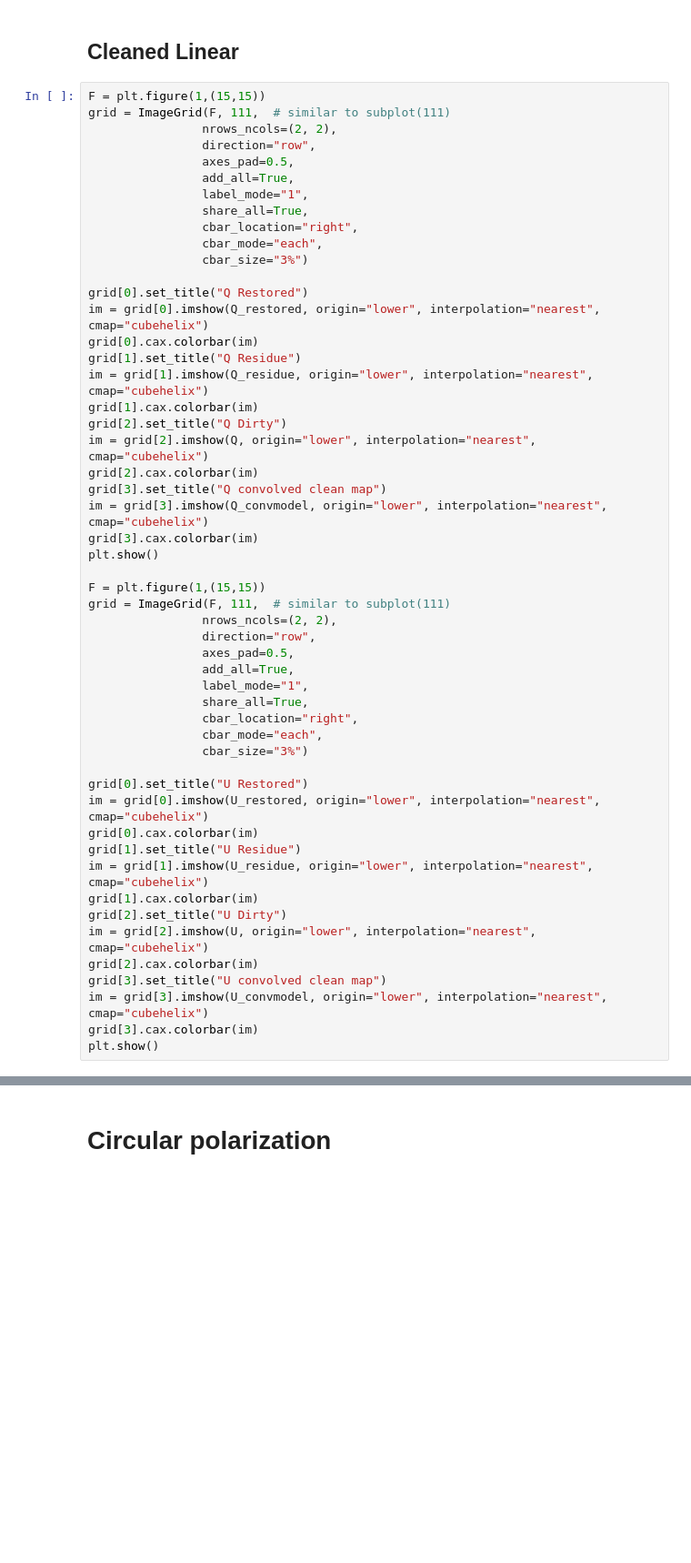
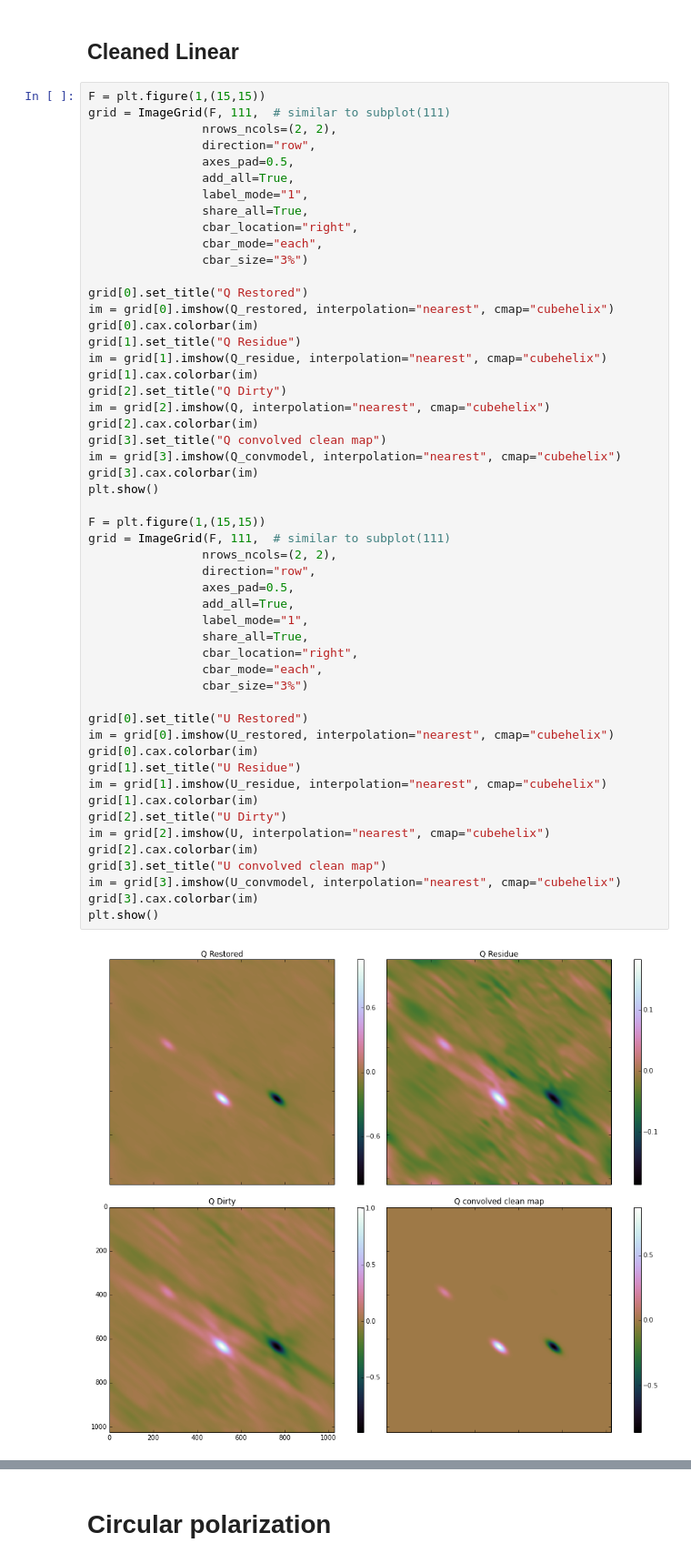
Before and after one commit to bennahugo/algorithm_notebooks, a Jupyter notebook: Polarization Clean in a bottle.ipynb, the cells around one changed output, grey strips where cells are left out. Shown at 91% size. Saved outputs shown, nothing was run; the diff lists cells and outputs as text; blank space fills up the shorter version.

```diff
--- a/Polarization Clean in a bottle.ipynb
+++ b/Polarization Clean in a bottle.ipynb
@@ -495,41 +518,43 @@ grid = ImageGrid(F, 111,  # similar to subplot(111)
                 cbar_size="3%")
 
 grid[0].set_title("Q Restored")
-im = grid[0].imshow(Q_restored, origin="lower", interpolation="nearest", cmap="cubehelix")
+im = grid[0].imshow(Q_restored, interpolation="nearest", cmap="cubehelix")
 grid[0].cax.colorbar(im)
 grid[1].set_title("Q Residue")
-im = grid[1].imshow(Q_residue, origin="lower", interpolation="nearest", cmap="cubehelix")
+im = grid[1].imshow(Q_residue, interpolation="nearest", cmap="cubehelix")
 grid[1].cax.colorbar(im)
 grid[2].set_title("Q Dirty")
-im = grid[2].imshow(Q, origin="lower", interpolation="nearest", cmap="cubehelix")
+im = grid[2].imshow(Q, interpolation="nearest", cmap="cubehelix")
 grid[2].cax.colorbar(im)
 grid[3].set_title("Q convolved clean map")
-im = grid[3].imshow(Q_convmodel, origin="lower", interpolation="nearest", cmap="cubehelix")
+im = grid[3].imshow(Q_convmodel, interpolation="nearest", cmap="cubehelix")
 grid[3].cax.colorbar(im)
 plt.show()
 
 F = plt.figure(1,(15,15))
 grid = ImageGrid(F, 111,  # similar to subplot(111)
                 nrows_ncols=(2, 2),
                 direction="row",
                 axes_pad=0.5,
                 add_all=True,
                 label_mode="1",
                 share_all=True,
                 cbar_location="right",
                 cbar_mode="each",
                 cbar_size="3%")
 
 grid[0].set_title("U Restored")
-im = grid[0].imshow(U_restored, origin="lower", interpolation="nearest", cmap="cubehelix")
+im = grid[0].imshow(U_restored, interpolation="nearest", cmap="cubehelix")
 grid[0].cax.colorbar(im)
 grid[1].set_title("U Residue")
-im = grid[1].imshow(U_residue, origin="lower", interpolation="nearest", cmap="cubehelix")
+im = grid[1].imshow(U_residue, interpolation="nearest", cmap="cubehelix")
 grid[1].cax.colorbar(im)
 grid[2].set_title("U Dirty")
-im = grid[2].imshow(U, origin="lower", interpolation="nearest", cmap="cubehelix")
+im = grid[2].imshow(U, interpolation="nearest", cmap="cubehelix")
 grid[2].cax.colorbar(im)
 grid[3].set_title("U convolved clean map")
-im = grid[3].imshow(U_convmodel, origin="lower", interpolation="nearest", cmap="cubehelix")
+im = grid[3].imshow(U_convmodel, interpolation="nearest", cmap="cubehelix")
 grid[3].cax.colorbar(im)
 plt.show()
+# %% [output]
+[figure, added]
```
Also changed, not shown: parts of 14 cells of this notebook.
